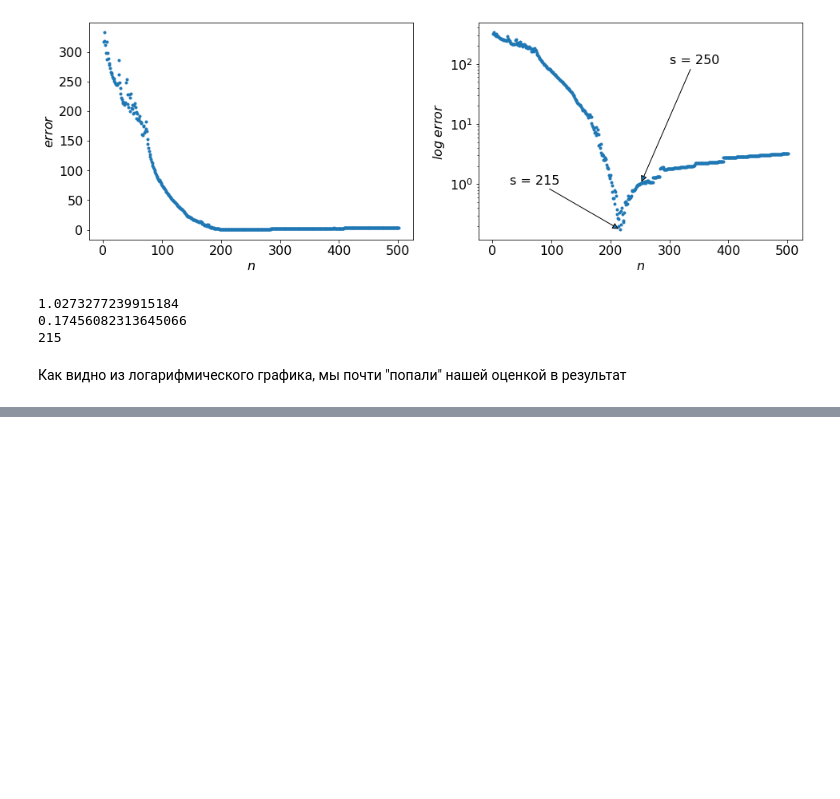
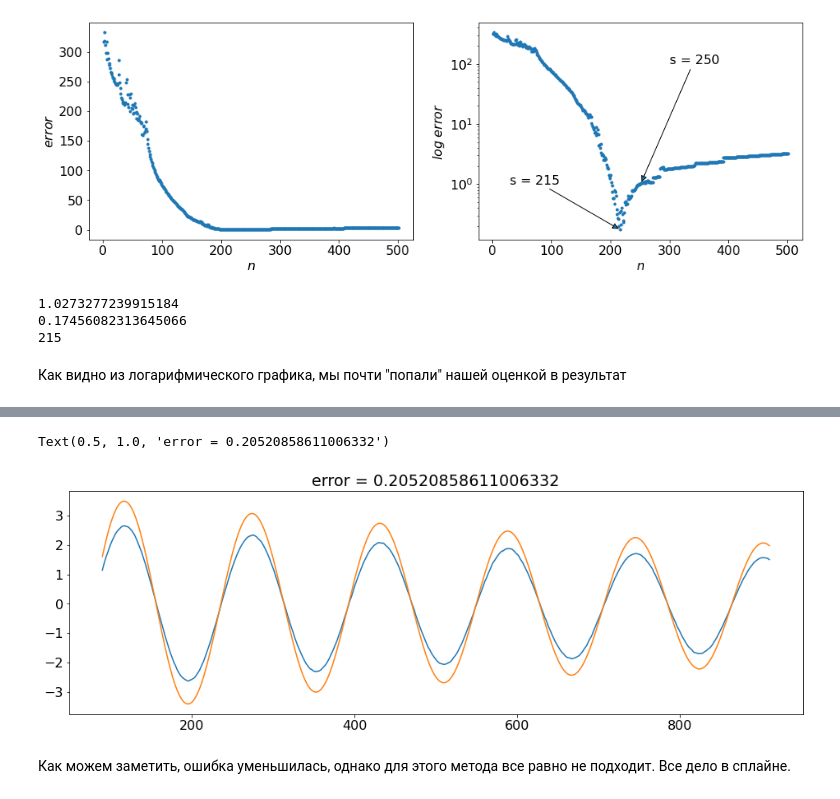
Before and after one commit to qerve/vych, a Jupyter notebook: problem2.ipynb, the cells around one changed output, grey strips where cells are left out. Saved outputs shown, nothing was run; the diff lists cells and outputs as text; code cells hidden in the pictures; blank space fills up the shorter version.

```diff
--- a/problem2.ipynb
+++ b/problem2.ipynb
@@ -130,0 +154,15 @@ print(list(errs).index(0.17456082313645066))
+# %%
+def diff8(t, p, h=1):
+    return t[2*h:-2*h], ((np.roll(p, 2*h) - np.roll(p, -2*h) + 8*(np.roll(p, -h) - np.roll(p, h))) / (6*(np.roll(t, -h) - np.roll(t, h))))[2*h:-2*h]
+# %%
+plt.figure(figsize=(16, 5))
+Usmooth215 = UnivariateSpline(t, u, s=215)
+tt, dU = diff8(t, Usmooth(t), h=45)
+plt.plot(tt, dU)
+plt.plot(tt, uprime[90:-90], label="$u'(t)$")
+plt.title('error = ' + str(np.abs((np.abs(uprime[90:-90] - dU)/uprime[90:-90]).mean())))
+# %% [output]
+Text(0.5, 1.0, 'error = 0.20520858611006332')
+[figure, added]
+# %% [markdown]
+Как можем заметить, ошибка уменьшилась, однако для этого метода все равно не подходит. Все дело в сплайне.
```
Also changed, not shown: parts of 6 cells of this notebook, 2 other files.
